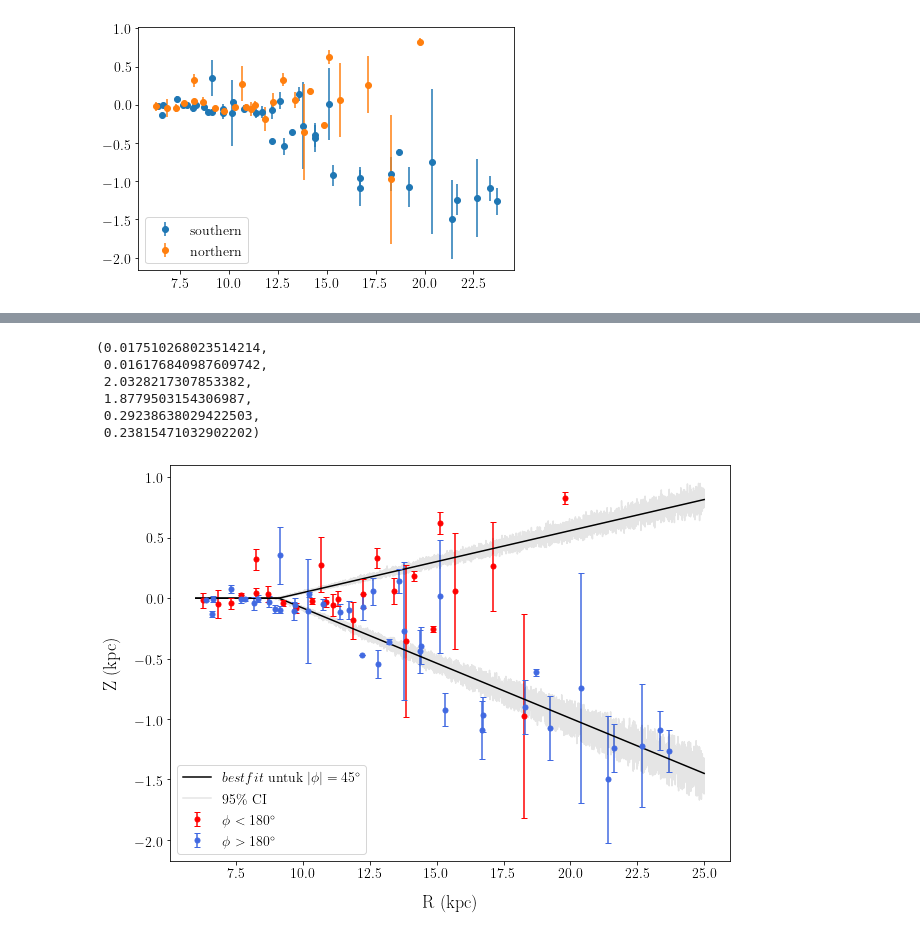
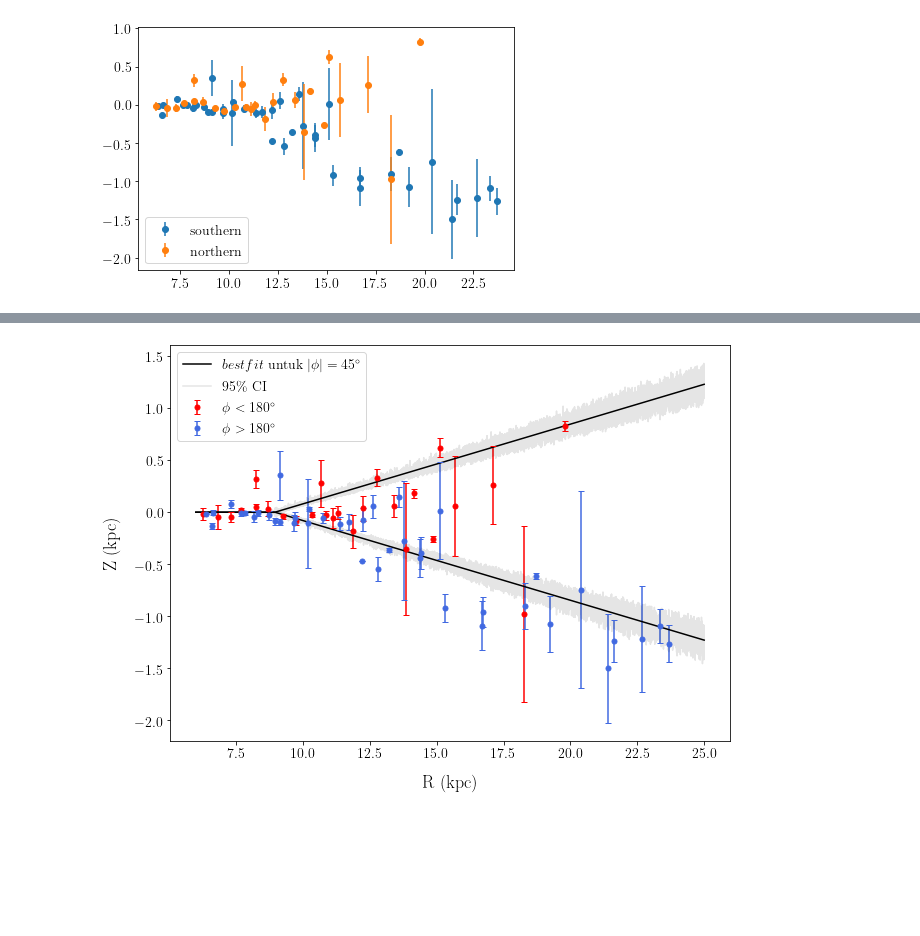
Before and after one commit to rizman18/MCMC-with-pymc3, a Jupyter notebook: Analysis of Galactic Warp with Cepheid.ipynb, the cells around one changed output, grey strips where cells are left out. Saved outputs shown, nothing was run; the diff lists cells and outputs as text; code cells hidden in the pictures; blank space fills up the shorter version.

```diff
--- a/Analysis of Galactic Warp with Cepheid.ipynb
+++ b/Analysis of Galactic Warp with Cepheid.ipynb
@@ -53,2 +35,2 @@ tan = lambda x: np.tan(np.deg2rad(x))
 # %%
-df = pd.read_csv('cepheid_salma.csv')
+df = pd.read_csv('cepheid.csv')
@@ -437,89 +328,58 @@ az.ess(trace0), az.ess(trace), az.mcse(trace0), az.mcse(trace)
 # %%
 kat_r1 = az.hpd(er1, credible_interval=.95)
-kat_amp = az.hpd(amp, credible_interval=.95)
-kat_fi0 = az.hpd(fi0, credible_interval=.95)
+kat_amp = az.hpd(amp1, credible_interval=.95)
+kat_fi0 = az.hpd(fi1, credible_interval=.95)
 
 CI_r1 = (er1 > kat_r1[0]) & (er1 < kat_r1[1])
-CI_amp = (amp >= kat_amp[0]) & (amp < kat_amp[1])
-CI_fi0 = (fi0 > kat_fi0[0]) & (fi0 < kat_fi0[1])
+CI_amp = (amp1 > kat_amp[0]) & (amp1 < kat_amp[1])
+CI_fi0 = (fi1 > kat_fi0[0]) & (fi1 < kat_fi0[1])
 
-awi = amp[CI_amp]  #amp#[-1001:-1]
-fwi = fi0[CI_fi0]  #fi0#[-1001:-1]
-rwi = er1[CI_r1]   #er1#[-1001:-1]
-
-np.median(amp) - kat_amp[0], kat_amp[1] - np.median(amp), np.median(fi0) - kat_fi0[0], kat_fi0[1] - np.median(fi0), np.median(er1) - kat_r1[0], kat_r1[1] - np.median(er1)
+awi = amp1[CI_amp]
+fwi = fi1[CI_fi0]
+rwi = er1[CI_r1]
-# %% [output]
-(0.017510268023514214,
- 0.016176840987609742,
- 2.0328217307853382,
- 1.8779503154306987,
- 0.29238638029422503,
- 0.23815471032902202)
 # %%
 warna = 'k'
-
-batas1 = 35
-batas2 = batas1 - 10
 
 dfii = df1[(df1['fi'] < 180) ]
 dfiim = df1[(df1['fi'] > 180)]
 
 minminf1 = np.mean(dfii['fi'])
 minminf2 = np.mean(dfiim['fi'])
 
-aw_best = np.mean(amp)
-fw_best = np.mean(fi0)
+aw_best = np.mean(amp1)
+fw_best = np.mean(fi1)
 rw_best = np.mean(er1)
 
-kat_r1 = az.hpd(er1, credible_interval=.95)
-kat_amp = az.hpd(amp, credible_interval=.95)
-kat_fi0 = az.hpd(fi0, credible_interval=.95)
+ermax = dfiim['r'].max()
+xx = np.linspace(6., 25., rwi.shape[0])
 
-CI_r1 = (er1 > kat_r1[0]) & (er1 < kat_r1[1])
-CI_amp = (amp >= kat_amp[0]) & (amp < kat_amp[1])
-CI_fi0 = (fi0 > kat_fi0[0]) & (fi0 < kat_fi0[1])
+eff1 = 45 + fw_best
+eff2 = -45 + fw_best
 
-awi = amp[CI_amp]  #amp#[-1001:-1]
-fwi = fi0[CI_fi0]  #fi0#[-1001:-1]
-rwi = er1[CI_r1]   #er1#[-1001:-1]
+warp_simple1 = np.where(xx < rw_best, 0, aw_best * (xx - rw_best) * np.sin(np.deg2rad(eff1 - fw_best)))
+warp_simple2 = np.where(xx < rw_best, 0, aw_best * (xx - rw_best) * np.sin(np.deg2rad(eff2 - fw_best)))
 
-#er1[CI_r1].shape, amp[CI_amp].shape, fi0[CI_fi0].shape
-
-ermax = dfiim['r'].max()
-xx = np.linspace(6., 25., er1[CI_r1].shape[0])
-
-fi1 = 45
-
-warp_simple1 = np.where(xx < rw_best, 0, aw_best * (xx - rw_best) * np.sin(np.deg2rad(fi1 - fw_best)))
-warp_simple2 = np.where(xx < rw_best, 0, aw_best * (xx - rw_best) * np.sin(np.deg2rad(-fi1 - fw_best)))
-
-warpi1 = np.where(xx < rwi, 0, awi * (xx - rwi) * np.sin(np.deg2rad(fi1 - fwi)))
-warpi2 = np.where(xx < rwi, 0, awi * (xx - rwi) * np.sin(np.deg2rad(-fi1 - fwi)))
+warpi1 = np.where(xx < rwi, 0, awi * (xx - rwi) * np.sin(np.deg2rad(eff1 - fwi)))
+warpi2 = np.where(xx < rwi, 0, awi * (xx - rwi) * np.sin(np.deg2rad(eff2 - fwi)))
 
 plt.figure(figsize=(9, 6.5))
 
 plt.plot(xx, warp_simple1, c = warna, label = '$best fit$ untuk $|\phi| = 45^\circ$')
 plt.plot(xx, warp_simple2, c = warna, )
 
 plt.plot(xx, warpi1, c = warna, alpha = .1, label = '$95\%$ CI')
 plt.plot(xx, warpi2, c = warna , alpha = .1)
 
 plt.errorbar(dfii['r'], dfii['z'], dfii['std_z_ed'], fmt = 'o', ms = 5, c= 'red', ecolor='red',
              capsize=3, label = '$\phi$ $< 180^\circ$')
 plt.errorbar(dfiim['r'], dfiim['z'], dfiim['std_z_ed'], fmt = 'o', ms = 5, c= 'royalblue', ecolor='royalblue',
              capsize=3, label = '$\phi$ $> 180^\circ$')
 
 warna = 'k'
 
-#plt.fill_between(xx, *np.percentile(warp_simple1, q=(50.,97.5), axis=0), color="tab:orange")
-
-#ax.fill_between(dates_with_foracast, *np.percentile(trace.new_cases, q=(2.5,97.5), axis=0), alpha=0.3, color="tab:orange", label="95% CI")
-
 plt.xlabel('R (kpc)', fontsize = 18, labelpad = 14)
 plt.ylabel('Z (kpc)', fontsize = 18, labelpad = 14)
 plt.legend(loc = 'best')
 plt.tight_layout()
-
-#plt.savefig('gaia_best_fit_RGB.png', dpi = 300)
 # %% [output]
-[figure, old version]
+[figure, new version]
```
Also changed, not shown: parts of 18 cells of this notebook.
